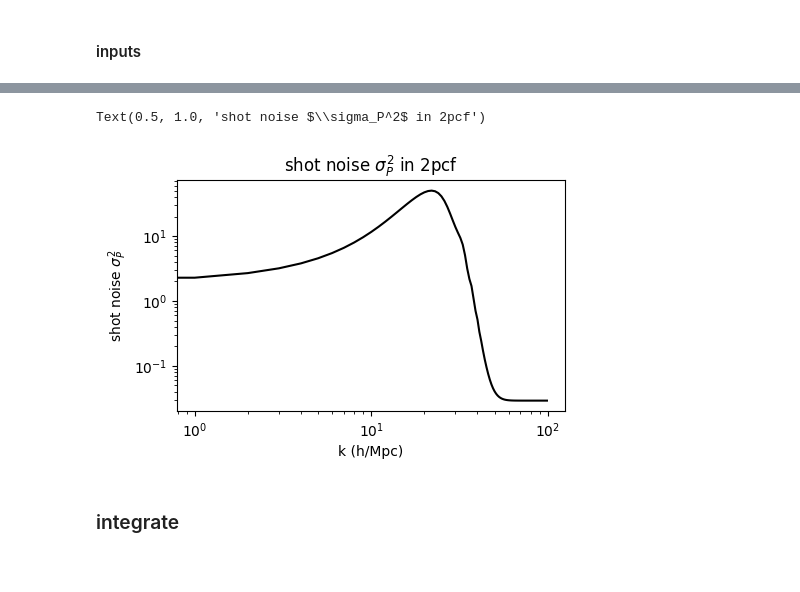
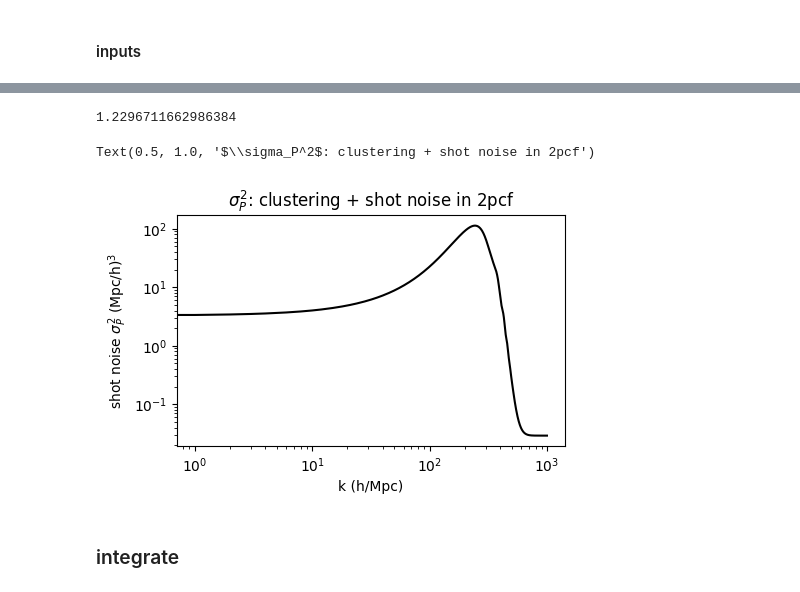
Before and after one commit to abbyw24/small-scale_cross-corrs, a Jupyter notebook: notebooks/xcorr_uncertainty_7-11-23.ipynb, the cells around one changed output, grey strips where cells are left out. Saved outputs shown, nothing was run; the diff lists cells and outputs as text; code cells hidden in the pictures.

```diff
--- a/notebooks/xcorr_uncertainty_7-11-23.ipynb
+++ b/notebooks/xcorr_uncertainty_7-11-23.ipynb
@@ -88,0 +106,3 @@ nbar = len(gal_pos_spec) / V
+# %%
+# bounds to compute bias
+rbounds = [5,20] << runit  # lower bound as suggested by Yun-Ting (tried 2 Mpc/h first)
@@ -89,14 +133,31 @@ nbar = len(gal_pos_spec) / V
+# %%
+# bias: average of a relatively flat range
+idx = (rbounds[0] <= r) & (r <= rbounds[1])
+bias = np.mean(ratio[idx])
+# %%
+bias
+# %% [output]
+1.2296711662986384
+# %%
+def sigma_P_sq(k_, bias, redshift, V, nbar, cosmo=cosmology.setCosmology('planck15'), runit=u.Mpc/cu.littleh):
+    k_ = k_.to(1/runit) if isinstance(k_, u.Quantity) else k_ << 1/runit
+    V = V.to(runit**3) if isinstance(V, u.Quantity) else V << runit**3
+    nbar = nbar.to(runit**(-3)) if isinstance(nbar, u.Quantity) else nbar << runit**(-3)
+    P = cosmo.matterPowerSpectrum(k_.value, sim.redshift) << runit**3
+    return 2 / V * (bias**2 * P + 1 / nbar)**2
 # %%
-sigma_P_sq = 2 / V.value * (P + 1 / nbar.value)**2
+V = sim.boxsize**3
+nbar = len(gal_pos_spec)/V
+sigma_P_sq_ = sigma_P_sq(k, bias, redshift, V, nbar)
 # %%
 fig, ax = plt.subplots(figsize=(5,3))
-ax.plot(sigma_P_sq, 'k-')
+ax.plot(sigma_P_sq_, 'k-')
 ax.loglog()
 ax.set_xlabel('k (h/Mpc)')
-ax.set_ylabel('shot noise $\sigma_P^2$')
-ax.set_title(r'shot noise $\sigma_P^2$ in 2pcf')
+ax.set_ylabel('shot noise $\sigma_P^2$ (Mpc/h)$^3$')
+ax.set_title(r'$\sigma_P^2$: clustering + shot noise in 2pcf')
 # %% [output]
-Text(0.5, 1.0, 'shot noise $\\sigma_P^2$ in 2pcf')
+Text(0.5, 1.0, '$\\sigma_P^2$: clustering + shot noise in 2pcf')
-[figure, old version]
+[figure, new version]
 # %% [markdown]
 ### integrate
```
Also changed, not shown: parts of 22 cells of this notebook, 1 other file.
